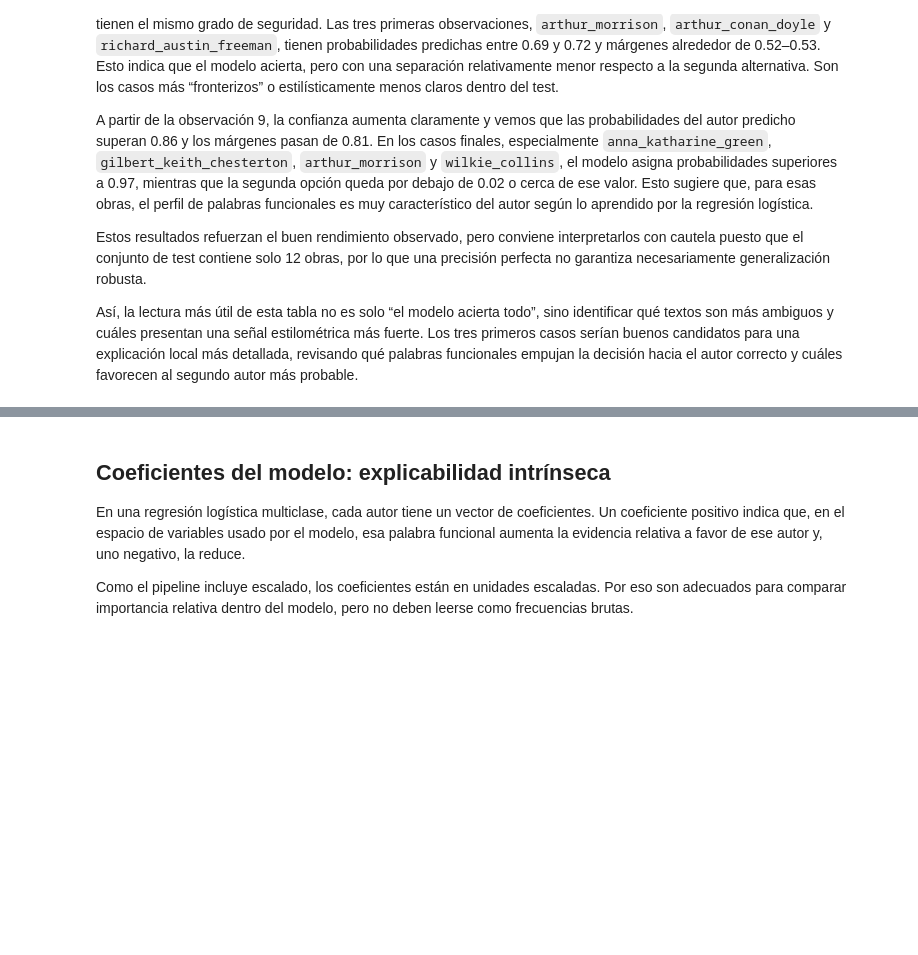
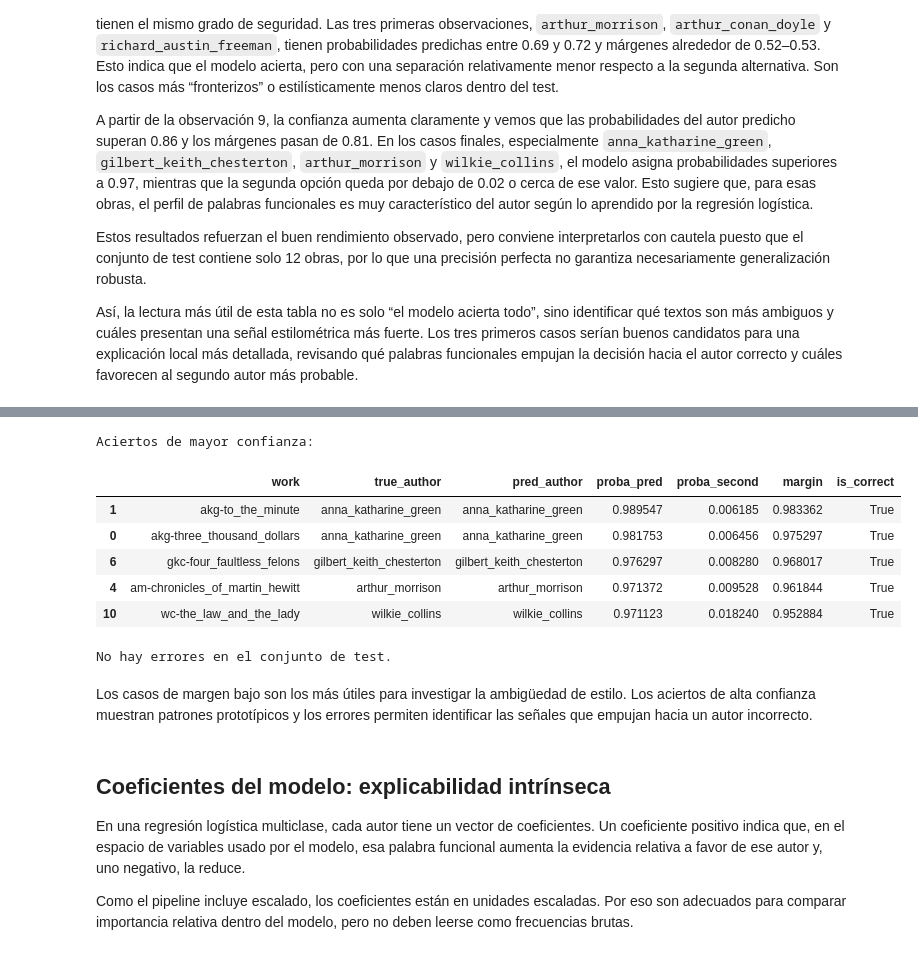
Before and after one commit to Elle518/whodunit-stylometry, a Jupyter notebook: notebooks/08_supervised_ml_explainability_lr_coef.ipynb, the cells around one changed output, grey strips where cells are left out. Drawn from its saved outputs; the diff is of its cells as text; code cells hidden in the pictures; blank space fills up the shorter version.

```diff
--- a/notebooks/08_supervised_ml_explainability_lr_coef.ipynb
+++ b/notebooks/08_supervised_ml_explainability_lr_coef.ipynb
@@ -188,3 +210,29 @@ Así, la lectura más útil de esta tabla no es solo “el modelo acierta todo
+# %%
+print("Aciertos de mayor confianza:")
+high_confidence_correct_cases = (
+    confidence_df[confidence_df["is_correct"]].sort_values("proba_pred", ascending=False).head()
+)
+high_confidence_correct_cases
+# %% [output]
+Aciertos de mayor confianza:
+|  | work | true_author | pred_author | proba_pred | proba_second | margin | is_correct |
+| 1 | akg-to_the_minute | anna_katharine_green | anna_katharine_green | 0.989547 | 0.006185 | 0.983362 | True |
+| 0 | akg-three_thousand_dollars | anna_katharine_green | anna_katharine_green | 0.981753 | 0.006456 | 0.975297 | True |
+| 6 | gkc-four_faultless_felons | gilbert_keith_chesterton | gilbert_keith_chesterton | 0.976297 | 0.008280 | 0.968017 | True |
+| 4 | am-chronicles_of_martin_hewitt | arthur_morrison | arthur_morrison | 0.971372 | 0.009528 | 0.961844 | True |
+| 10 | wc-the_law_and_the_lady | wilkie_collins | wilkie_collins | 0.971123 | 0.018240 | 0.952884 | True |
+# %%
+error_cases = confidence_df[~confidence_df["is_correct"]].sort_values("margin").head(10)
+
+if not len(error_cases):
+    print("No hay errores en el conjunto de test.")
+else:
+    print("Errores del modelo:")
+    error_cases
+# %% [output]
+No hay errores en el conjunto de test.
+# %% [markdown]
+Los casos de margen bajo son los más útiles para investigar la ambigüedad de estilo. Los aciertos de alta confianza muestran patrones prototípicos y los errores permiten identificar las señales que empujan hacia un autor incorrecto.
 # %% [markdown]
 ## Coeficientes del modelo: explicabilidad intrínseca
 
```
Also changed, not shown: parts of 8 cells of this notebook.
